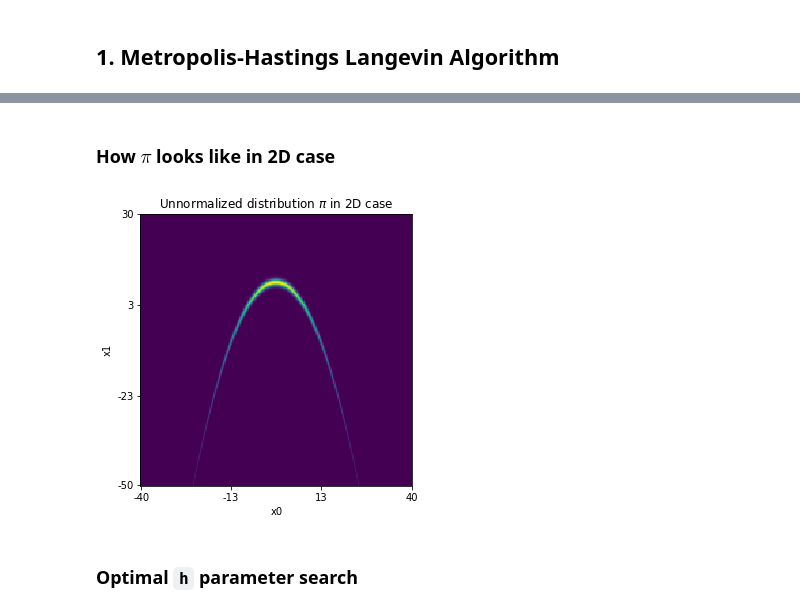
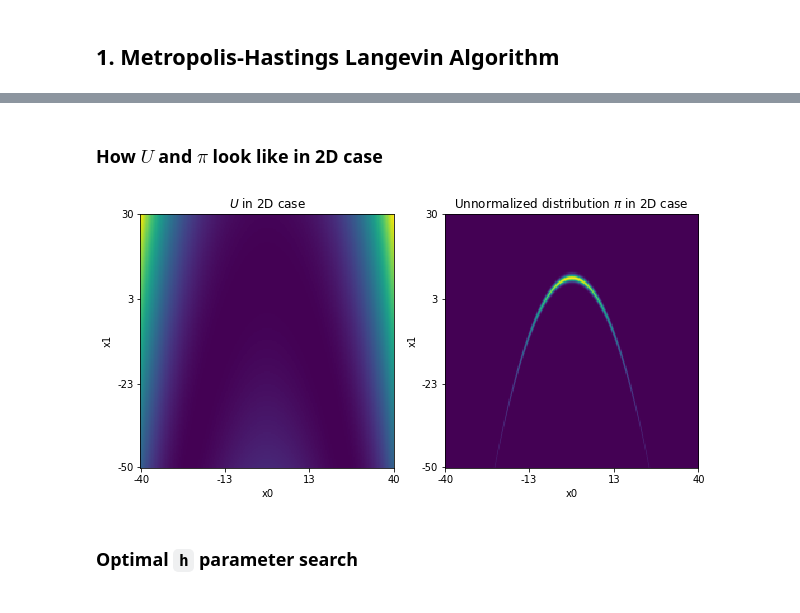
Before and after one commit to ivanvovk/stochastic-calculus, a Jupyter notebook: MALA.ipynb, the cells around one changed output, grey strips where cells are left out. Drawn from its saved outputs; the diff is of its cells as text; code cells hidden in the pictures.

```diff
--- a/MALA.ipynb
+++ b/MALA.ipynb
@@ -72,24 +95,36 @@ def gen_samples_mala(N=10000, d=10, h=1e-3, p=100, b=0.1, random_state=123):
             rejected_samples.append(candidate)
     return accepted_samples, rejected_samples
 # %% [markdown]
-### How $\pi$ looks like in 2D case
+### How $U$ and $\pi$ look like in 2D case
 # %%
-points = []
+U_points = []
+pi_points = []
 
-heatmap = np.zeros((200, 200))
+U_heatmap = np.zeros((200, 200))
+pi_heatmap = np.zeros((200, 200))
 for i, x1 in enumerate(np.linspace(-40, 40, 200)):
     for j, x2 in enumerate(np.linspace(-50, 30, 200)):
-        heatmap[i, j] = pi(np.array([x1, x2]))
+        U_heatmap[i, j] = U(np.array([x1, x2]))
+        pi_heatmap[i, j] = pi(np.array([x1, x2]))
 # %%
-plt.figure(figsize=(5, 5));
-plt.imshow(heatmap.T, origin='bottom');
+plt.figure(figsize=(10, 5));
+plt.subplot(1, 2, 1);
+plt.imshow(U_heatmap.T, origin='bottom');
+plt.xticks(np.linspace(0, 200, 4, dtype=int), np.linspace(-40, 40, 4, dtype=int));
+plt.yticks(np.linspace(0, 200, 4, dtype=int), np.linspace(-50, 30, 4, dtype=int));
+plt.title('$U$ in 2D case');
+plt.xlabel('x0');
+plt.ylabel('x1');
+
+plt.subplot(1, 2, 2);
+plt.imshow(pi_heatmap.T, origin='bottom');
 plt.xticks(np.linspace(0, 200, 4, dtype=int), np.linspace(-40, 40, 4, dtype=int));
 plt.yticks(np.linspace(0, 200, 4, dtype=int), np.linspace(-50, 30, 4, dtype=int));
 plt.title('Unnormalized distribution $\pi$ in 2D case');
 plt.xlabel('x0');
 plt.ylabel('x1');
 # %% [output]
-[figure, old version]
+[figure, new version]
 # %% [markdown]
 ### Optimal `h` parameter search
 # %%
```
Also changed, not shown: parts of 33 cells of this notebook.
